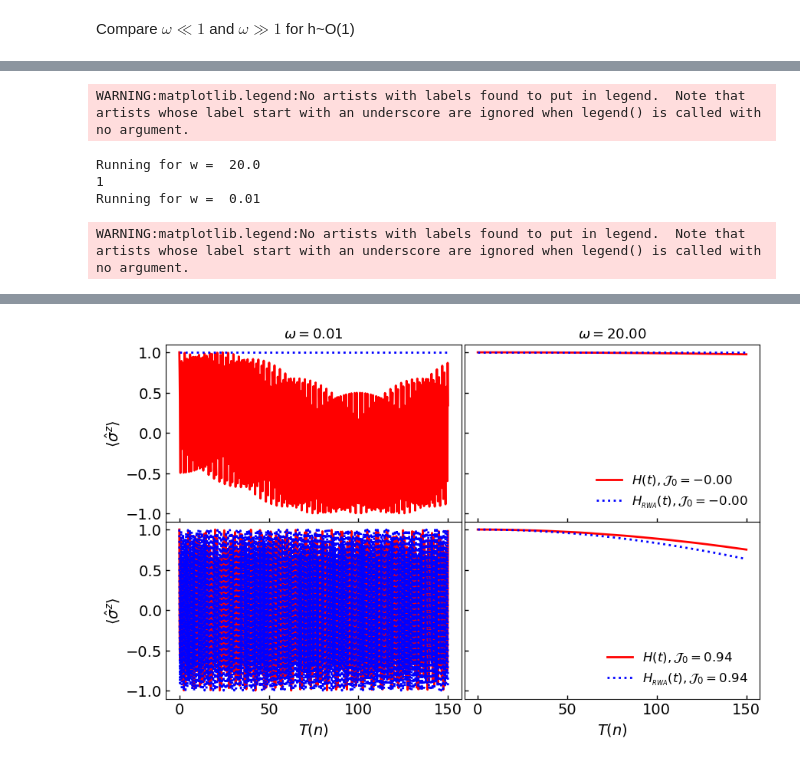
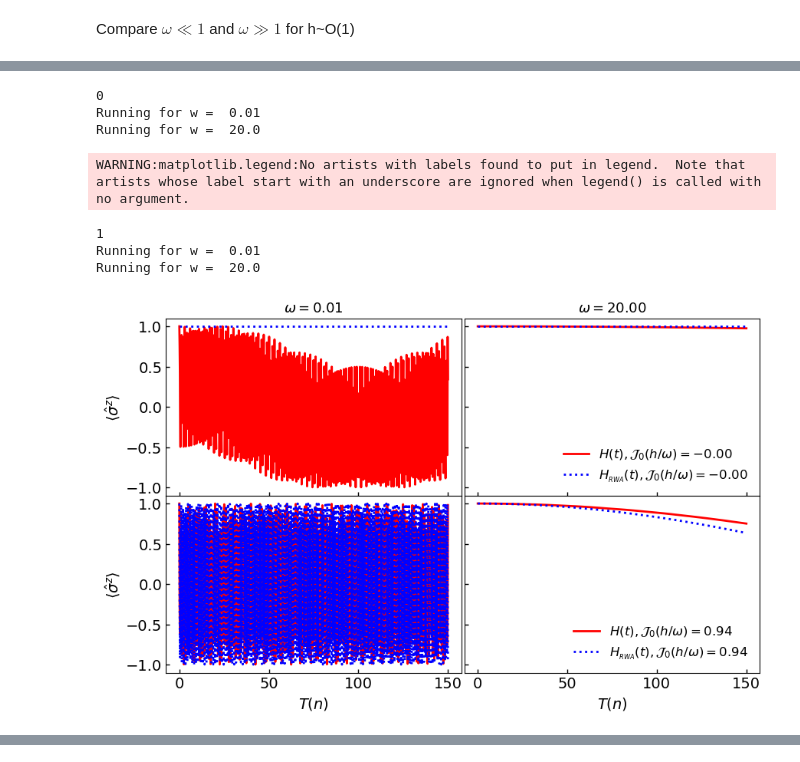
Before and after one commit to rahmahi/Chimera_Time_Crystal, a Jupyter notebook: chimera_codes_for_referee_etc/chimera_referee1/model_rwa.ipynb, the cells around one changed output, grey strips where cells are left out. Saved outputs shown, nothing was run; the diff lists cells and outputs as text; code cells hidden in the pictures.

```diff
--- a/chimera_codes_for_referee_etc/chimera_referee1/model_rwa.ipynb
+++ b/chimera_codes_for_referee_etc/chimera_referee1/model_rwa.ipynb
@@ -243,11 +239,11 @@ if __name__ == '__main__':
             data_exact = np.array(run_dynm_exact(h,w,Delta, nt, steps))
             data_rwa = np.array(run_dynm_rwa(h,w,Delta, nt, steps))
 
-            lbl11 = r"$H(t), \mathcal{{J}}_0 =$"
+            lbl11 = r"$H(t), \mathcal{{J}}_0(h/\omega) =$"
             lbl12 = fr"${jv(0,fr):1.2f}$"
 
             lbl1 = lbl11 + lbl12
-            lbl21 = fr"$H_{{_{{RWA}}}}(t), \mathcal{{J}}_0 =$"
+            lbl21 = fr"$H_{{_{{RWA}}}}(t), \mathcal{{J}}_0(h/\omega) =$"
             lbl22 = fr"${jv(0,fr):1.2f}$"
             lbl2 = lbl21 + lbl22
 
@@ -286,5 +281,8 @@ Running for w =  0.01
-WARNING:matplotlib.legend:No artists with labels found to put in legend.  Note that artists whose label start with an underscore are ignored when legend() is called with no argument.
+0
+Running for w =  0.01
+Running for w =  20.0
-Running for w =  20.0
-1
-Running for w =  0.01
+WARNING:matplotlib.legend:No artists with labels found to put in legend.  Note that artists whose label start with an underscore are ignored when legend() is called with no argument.
-WARNING:matplotlib.legend:No artists with labels found to put in legend.  Note that artists whose label start with an underscore are ignored when legend() is called with no argument.
+1
+Running for w =  0.01
+Running for w =  20.0
+[figure, new version]
@@ -292 +290,0 @@ Running for w =  20.0
-[figure, old version]
```
Also changed, not shown: parts of 2 cells of this notebook, 2 other files.
